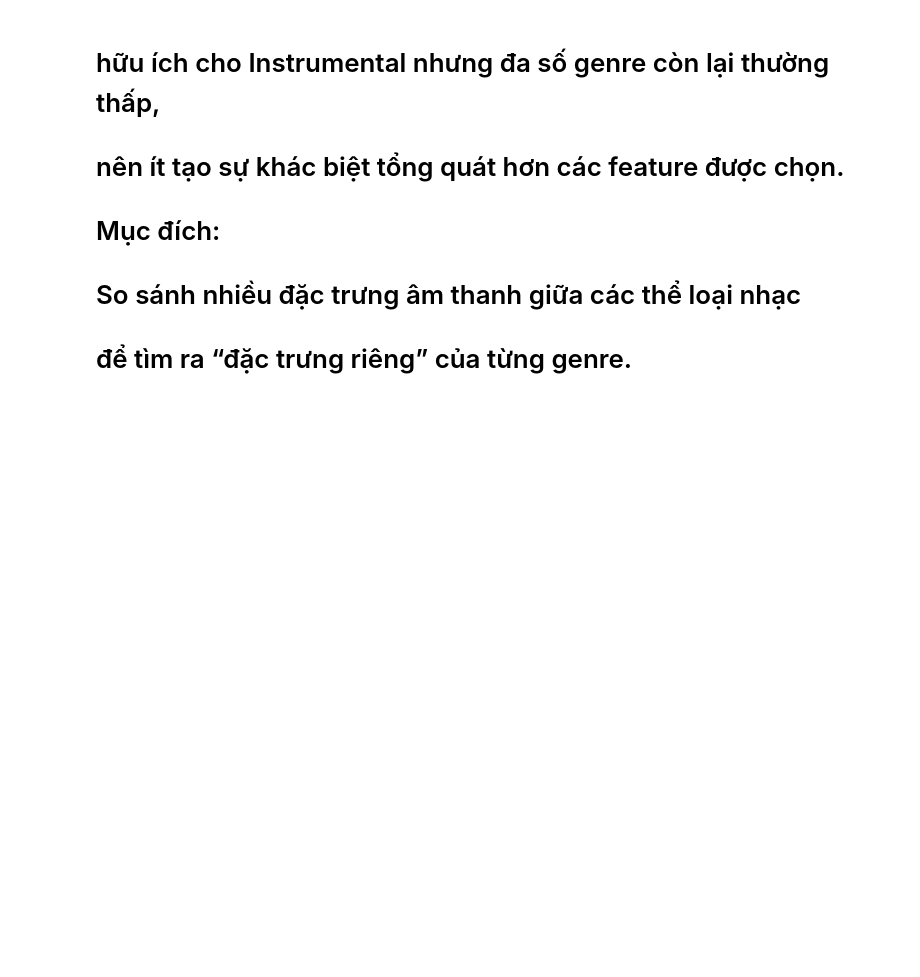
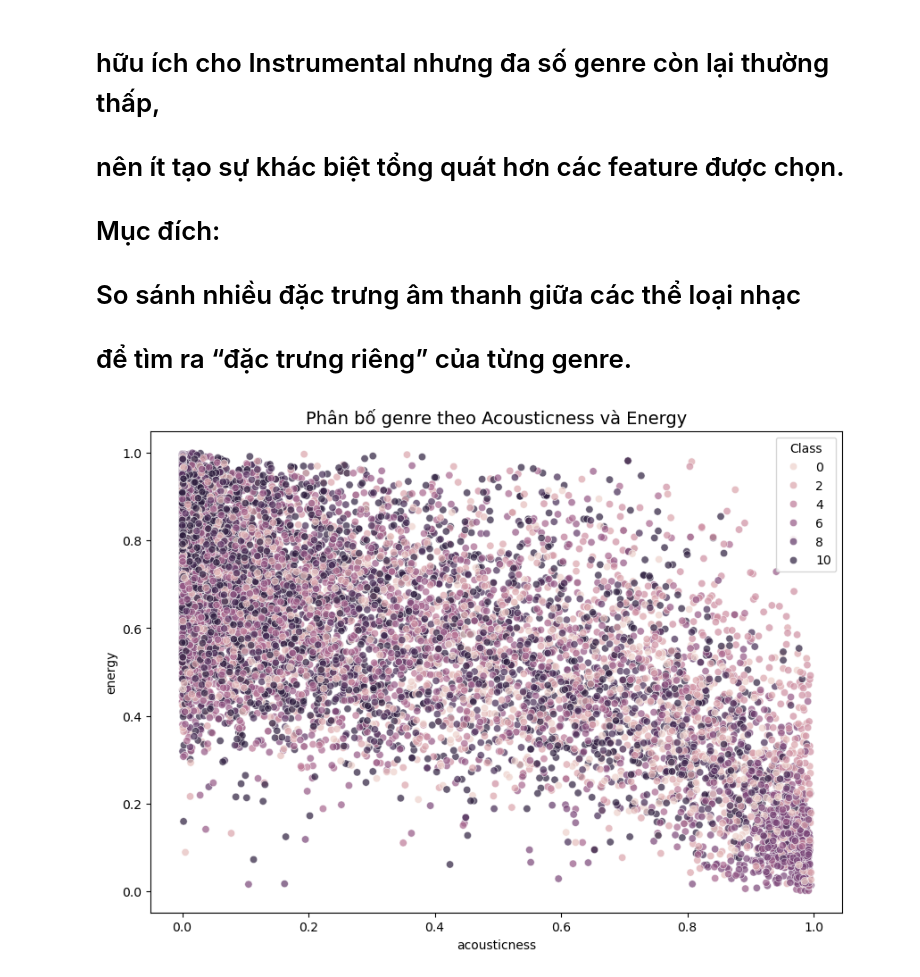
Before and after one commit to Dibenz204/Nhom07_SGU26_ML_MusicGenreClassification, a Jupyter notebook: EDA/MultivariateAnalysis.ipynb, the cells around one changed output. Drawn from its saved outputs; the diff is of its cells as text; code cells hidden in the pictures; blank space fills up the shorter version.

Commit message:
update PCA and SCATTER PLOT

```diff
--- a/EDA/MultivariateAnalysis.ipynb
+++ b/EDA/MultivariateAnalysis.ipynb
@@ -205,3 +205,26 @@ features = [
 #
 # So sánh nhiều đặc trưng âm thanh giữa các thể loại nhạc
 # để tìm ra “đặc trưng riêng” của từng genre.
+# %%
+# ================================
+# SCATTER PLOT:
+# XEM GENRE NÀO TÁCH BIỆT / OVERLAP
+# ================================
+
+plt.figure(figsize=(10, 7))
+
+sns.scatterplot(
+    data=df,
+    x='acousticness',
+    y='energy',
+    hue='Class',
+    alpha=0.7
+)
+
+# Tiêu đề
+plt.title("Phân bố genre theo Acousticness và Energy", fontsize=14)
+
+# Hiển thị
+plt.show()
+# %% [output]
+[figure, added]
```
Also changed, not shown: parts of 3 cells of this notebook, 1 other file.
